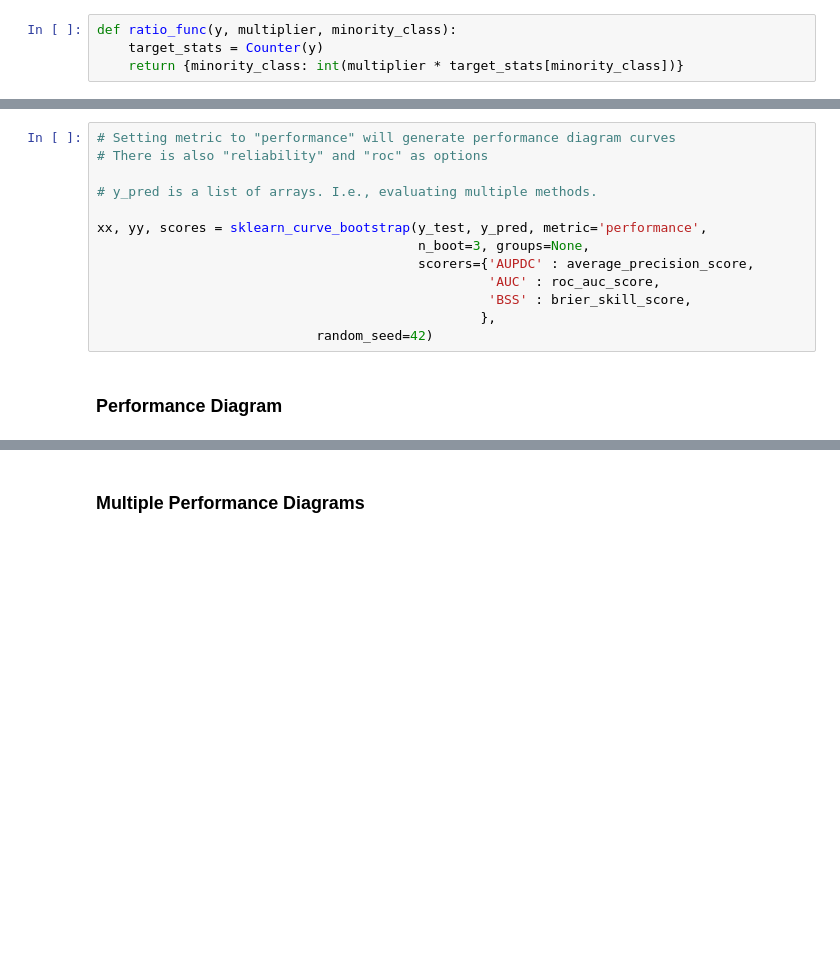
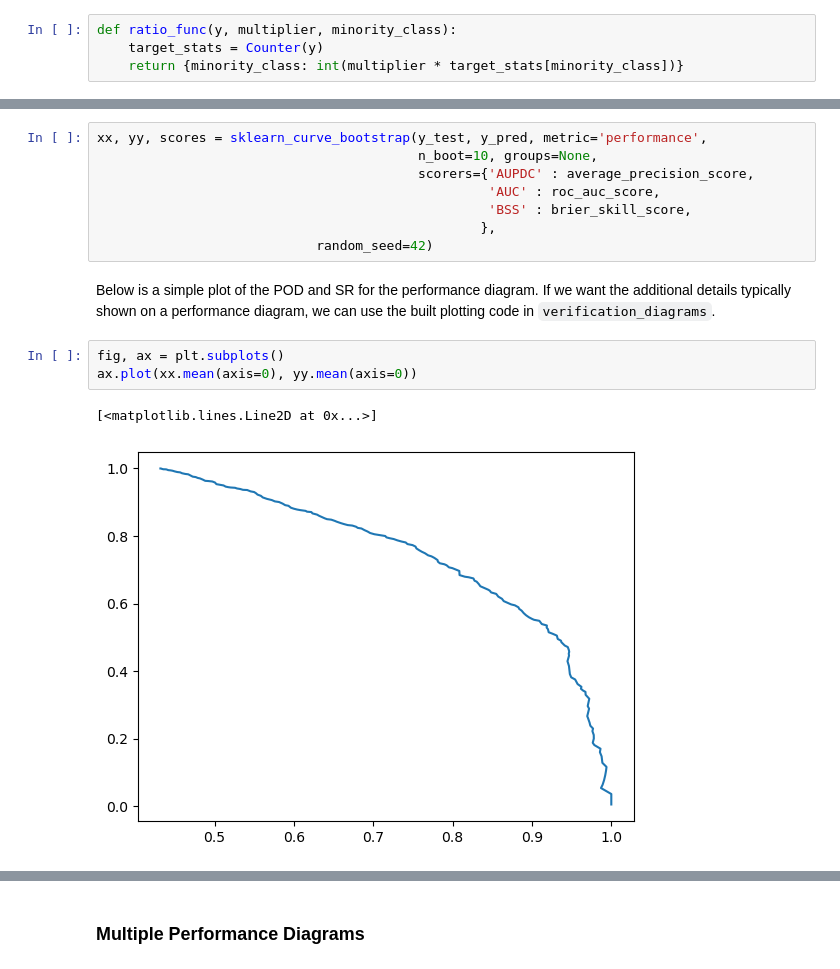
Before and after one commit to monte-flora/verification_diagrams, a Jupyter notebook: notebooks/tutorial.ipynb, the cells around one changed output, grey strips where cells are left out. Drawn from its saved outputs; the diff is of its cells as text; blank space fills up the shorter version.

```diff
--- a/notebooks/tutorial.ipynb
+++ b/notebooks/tutorial.ipynb
@@ -46,18 +50,19 @@ y_pred = lr.predict_proba(X_test)[:,1]
 # %%
-# Setting metric to "performance" will generate performance diagram curves
-# There is also "reliability" and "roc" as options
-
-# y_pred is a list of arrays. I.e., evaluating multiple methods.
-
 xx, yy, scores = sklearn_curve_bootstrap(y_test, y_pred, metric='performance',
-                                         n_boot=3, groups=None,
+                                         n_boot=10, groups=None,
                                          scorers={'AUPDC' : average_precision_score,
                                                   'AUC' : roc_auc_score,
                                                   'BSS' : brier_skill_score,
                                                  },
                             random_seed=42)
-# %% [markdown]
-### Performance Diagram
+# %% [markdown]
+Below is a simple plot of the POD and SR for the performance diagram. If we want the additional details typically shown on a performance diagram, we can use the built plotting code in `verification_diagrams`.
+# %%
+fig, ax = plt.subplots()
+ax.plot(xx.mean(axis=0), yy.mean(axis=0))
+# %% [output]
+[<matplotlib.lines.Line2D at 0x...>]
+[figure, added]
 # %%
 vd = VerificationDiagram()
 
```
Also changed, not shown: parts of 5 cells of this notebook, 3 other files.
